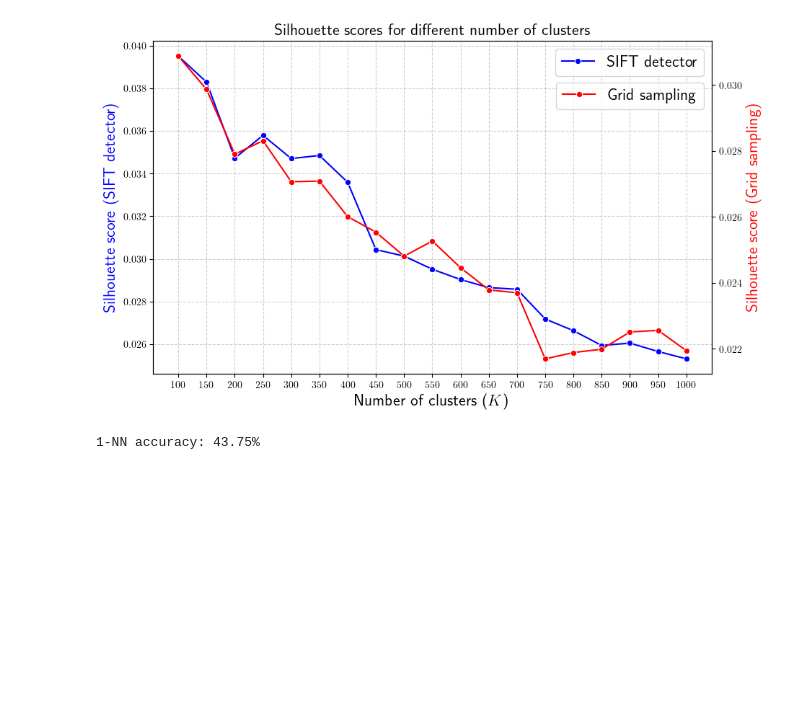
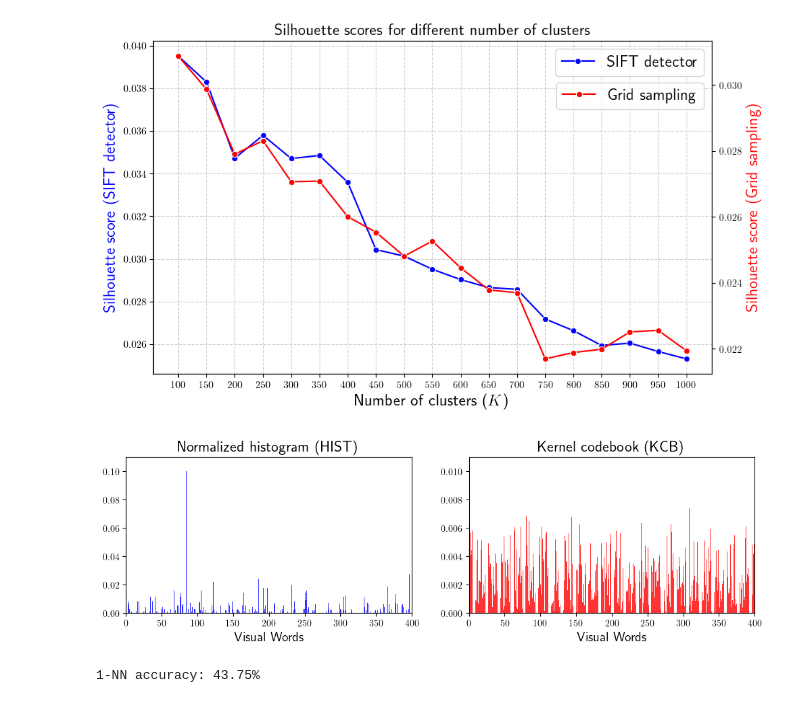
Before and after one commit to marcotallone/bow-classifier, a Jupyter notebook: notebooks/results-plots.ipynb, the cells around one changed output. Saved outputs shown, nothing was run; the diff lists cells and outputs as text; code cells hidden in the pictures; blank space fills up the shorter version.

```diff
--- a/notebooks/results-plots.ipynb
+++ b/notebooks/results-plots.ipynb
@@ -62,12 +65,12 @@ train_descriptors = {}
 # Feature extraction for train images
 
 # Compute descriptors from detected keypoints
-all_descriptors, per_image_descriptors, _ = compute_descriptors(train_images, sift)
+all_descriptors, per_image_descriptors = compute_descriptors(train_images, sift)
 descriptors["detected"] = all_descriptors
 train_descriptors["detected"] = per_image_descriptors
 
 # Compute descriptors from dense grid of keypoints
-all_descriptors, per_image_descriptors, _ = compute_descriptors(train_images, sift, grid=True)
+all_descriptors, per_image_descriptors = compute_descriptors(train_images, sift, grid=True)
 descriptors["grid"] = all_descriptors
 train_descriptors["grid"] = per_image_descriptors
 
@@ -830,6 +833,34 @@ fig.savefig(os.path.join(IMAGE_DIR, "silhouette_scores_comparison.pdf"), bbox_in
 plt.show()
 # %% [output]
 [figure]
+# %%
+# Comparison between image representations
+idx = 1200 # from train set
+
+fig, ax = plt.subplots(1, 2, figsize=(12, 3))
+
+# Normalized histogram
+histogram_rep = train_histograms["grid"][idx]
+ax[0].bar(range(K), histogram_rep, color="blue", alpha=0.8)
+ax[0].set_title("Normalized histogram (HIST)", fontsize=16)
+ax[0].set_xlabel("Visual Words", fontsize=14)
+ax[0].set_ylabel("")
+ax[0].set_xlim(0, K)
+ax[0].set_ylim(0, 0.11)
+
+# KCB
+kcb_rep = train_kcb["grid"][idx]
+ax[1].bar(range(K), kcb_rep, color="red", alpha=0.8)
+ax[1].set_title("Kernel codebook (KCB)", fontsize=16)
+ax[1].set_xlabel("Visual Words", fontsize=14)
+ax[1].set_ylabel("")
+ax[1].set_xlim(0, K)
+ax[1].set_ylim(0, 0.011)
+
+fig.savefig(os.path.join(IMAGE_DIR, "representations_comparison.pdf"), bbox_inches='tight')
+plt.show()
+# %% [output]
+[figure, added]
 # %%
 # Features for confusion matrices
 train = train_histograms["grid"]
```
Also changed, not shown: parts of 26 cells of this notebook, 9 other files.
